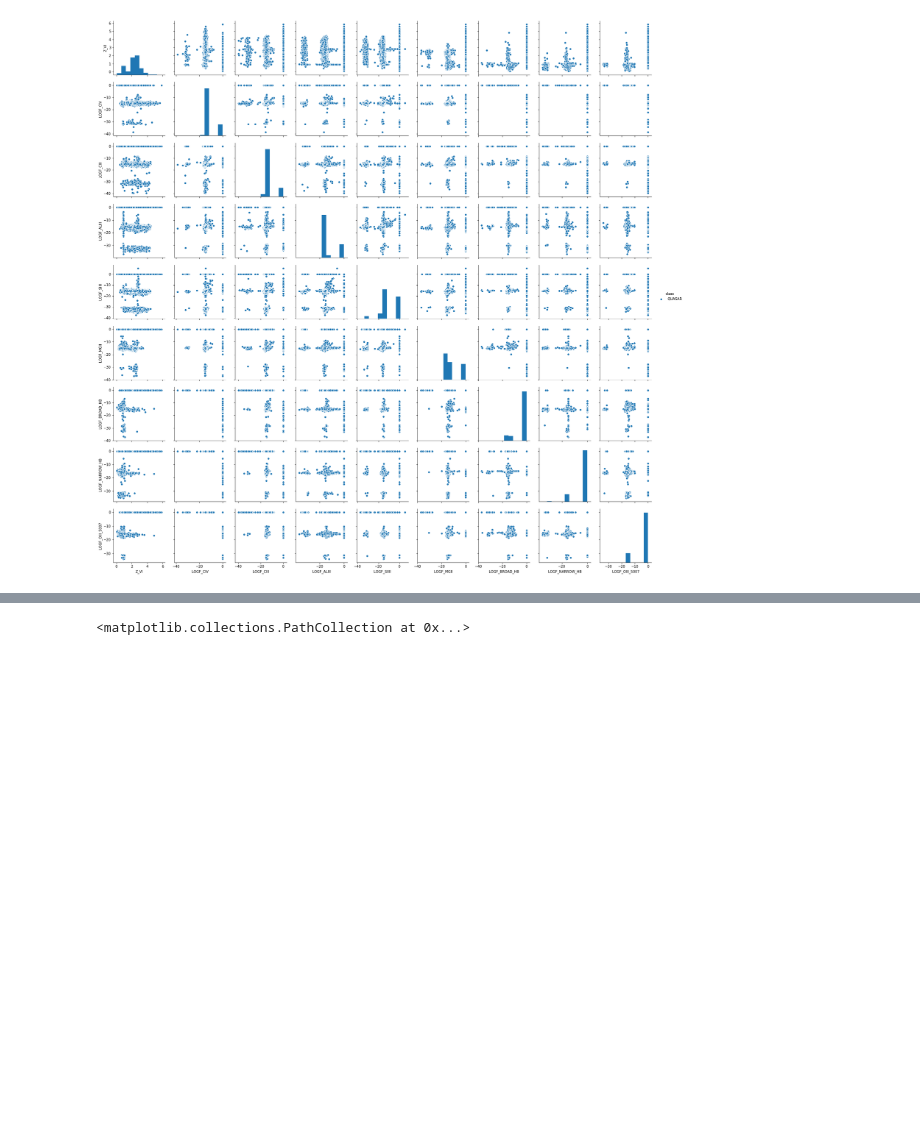
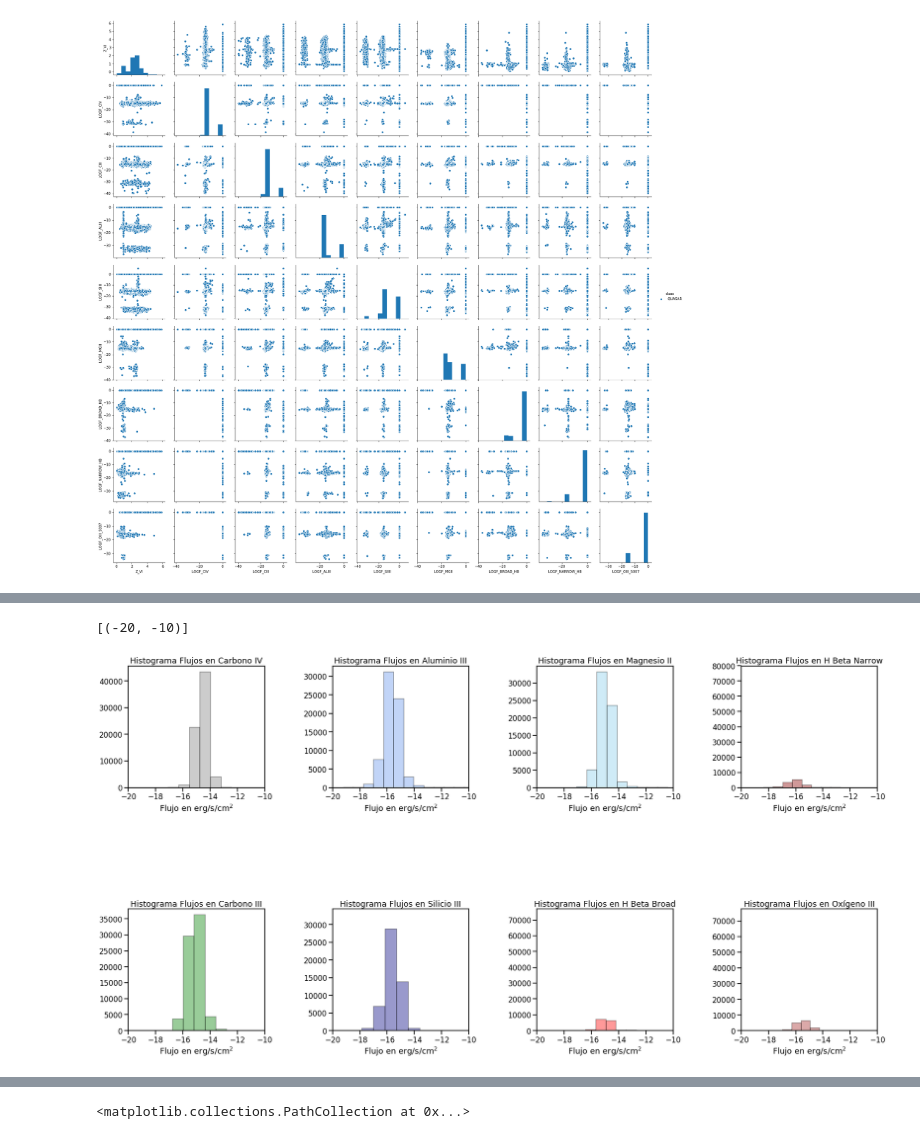
Before and after one commit to astrodatos/proyecto_aape, a Jupyter notebook: RegressionQuasar.ipynb, the cells around one changed output, grey strips where cells are left out. Saved outputs shown, nothing was run; the diff lists cells and outputs as text; code cells hidden in the pictures; blank space fills up the shorter version.

```diff
--- a/RegressionQuasar.ipynb
+++ b/RegressionQuasar.ipynb
@@ -189,3 +131,48 @@ ax[2,2].legend(loc='best')
+# %%
+sns.set_context("talk")
+f, axes = plt.subplots(2, 4, figsize=(30, 15), sharex=False)
+
+
+
+left   =  0.125  # the left side of the subplots of the figure
+right  =  0.9    # the right side of the subplots of the figure
+wspace =  0.5     # the amount of width reserved for blank space between subplots
+hspace =  1    # the amount of height reserved for white space between subplots
+
+# This function actually adjusts the sub plots using the above paramters
+plt.subplots_adjust(
+    left    =  left,
+    right   =  right,
+    wspace  =  wspace,
+    hspace  =  hspace
+)
+axes[0][0].set_title("Histograma Flujos en Carbono IV")
+axes[1][0].set_title("Histograma Flujos en Carbono III")
+axes[0][1].set_title("Histograma Flujos en Aluminio III")
+axes[1][1].set_title("Histograma Flujos en Silicio III")
+axes[0][2].set_title("Histograma Flujos en Magnesio II")
+axes[1][2].set_title("Histograma Flujos en H Beta Broad")
+axes[0][3].set_title("Histograma Flujos en H Beta Narrow")
+axes[1][3].set_title("Histograma Flujos en Oxígeno III")
+sns.distplot(civ_flux, kde=False, color="gray",bins=50,ax=axes[0,0],axlabel="Flujo en $ \mathrm{erg/s/cm^2} $",
+             hist_kws={'edgecolor':'black'}).set(xlim=(-20,-10))
+sns.distplot(ciii_flux, kde=False, color="green",bins=50,ax=axes[1,0],axlabel="Flujo en $ \mathrm{erg/s/cm^2} $",
+             hist_kws={'edgecolor':'black'}).set(xlim=(-20,-10))
+sns.distplot(aliii_flux, kde=False, color="cornflowerblue",bins=50,ax=axes[0,1],axlabel="Flujo en $ \mathrm{erg/s/cm^2} $",
+             hist_kws={'edgecolor':'black'}).set(xlim=(-20,-10))
+sns.distplot(siiii_flux,kde=False,color="navy",bins=50,ax=axes[1,1],axlabel="Flujo en $ \mathrm{erg/s/cm^2} $",
+             hist_kws={'edgecolor':'black'}).set(xlim=(-20,-10))
+sns.distplot(mgii_flux,kde=False,color="skyblue",bins=50,ax=axes[0,2],axlabel="Flujo en $ \mathrm{erg/s/cm^2} $",
+             hist_kws={'edgecolor':'black'}).set(xlim=(-20,-10))
+sns.distplot(bhbeta_flux,kde=False,color="red",bins=50,ax=axes[1,2],axlabel="Flujo en $ \mathrm{erg/s/cm^2} $",
+             hist_kws={'edgecolor':'black'}).set(xlim=(-20,-10))
+sns.distplot(nhbeta_flux,kde=False,color="darkred",bins=50,ax=axes[0,3],axlabel="Flujo en $ \mathrm{erg/s/cm^2} $",
+             hist_kws={'edgecolor':'black'}).set(xlim=(-20,-10))
+sns.distplot(oiii_flux,kde=False,color="brown",bins=50,ax=axes[1,3],axlabel="Flujo en $ \mathrm{erg/s/cm^2} $",
+             hist_kws={'edgecolor':'black'}).set(xlim=(-20,-10))
+# %% [output]
+[(-20, -10)]
+[figure, added]
 # %%
 #Filtración de Datos:
 QuasarTable2=table['LOGF_CIV', 'LOGF_CIII', 'LOGF_ALIII', 'LOGF_SIIII', 'LOGF_MGII']
```
Also changed, not shown: parts of 9 cells of this notebook.
